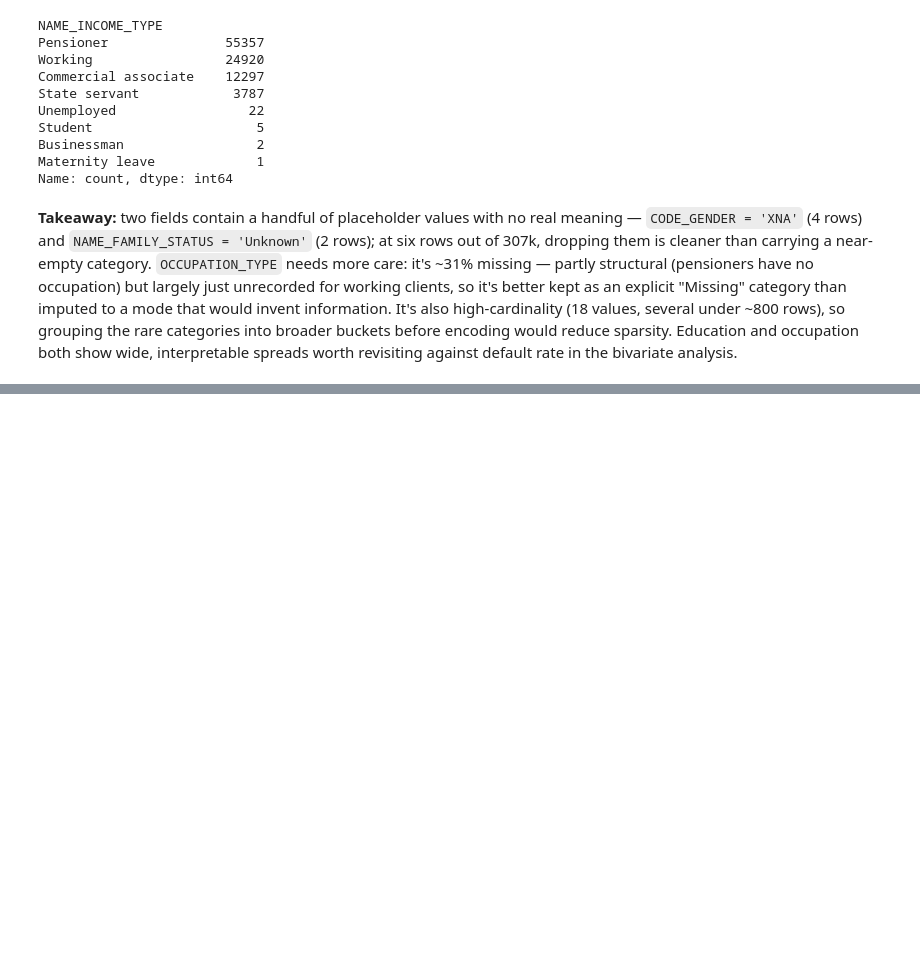
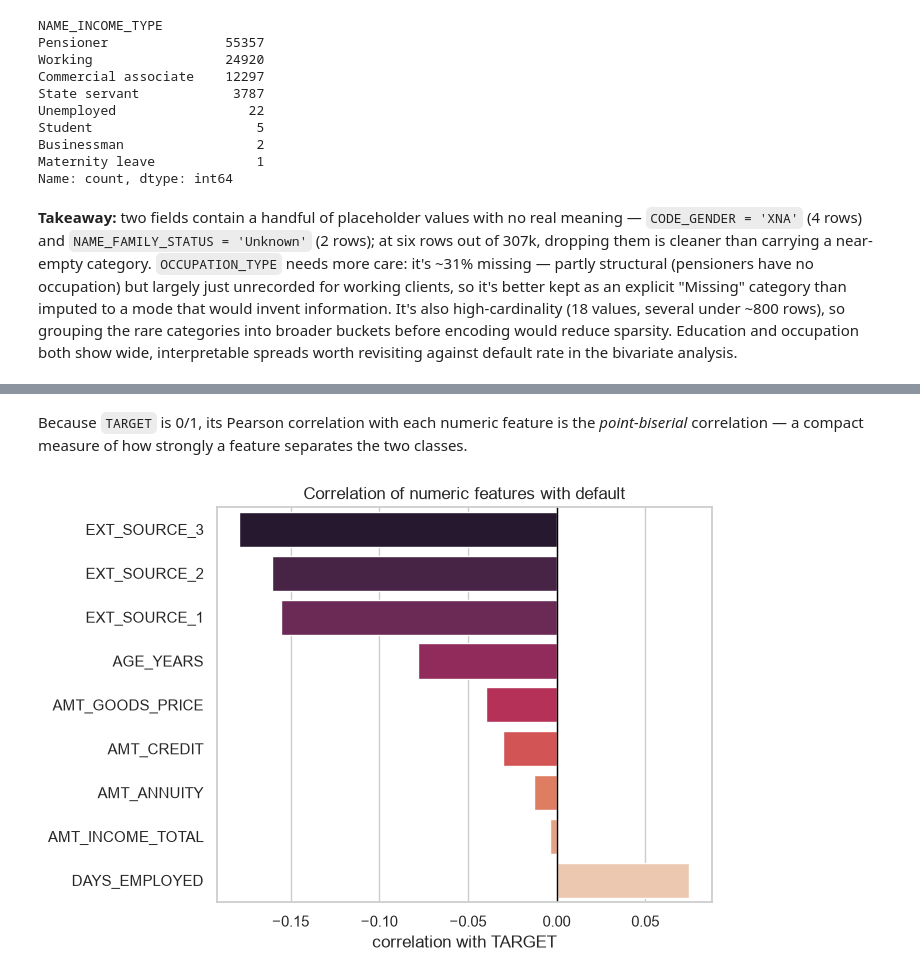
Before and after one commit to Edo-analyst/home-credit-default-risk, a Jupyter notebook: notebooks/01_eda.ipynb, the cells around one changed output, grey strips where cells are left out. Cells and saved outputs as stored; diff of their text form; code cells hidden in the pictures; blank space fills up the shorter version.

Commit message:
Section 6 + 7 + 8: bivariate analysis and correlation structure

```diff
--- a/notebooks/01_eda.ipynb
+++ b/notebooks/01_eda.ipynb
@@ -344,0 +397,16 @@ Name: count, dtype: int64
+# %% [markdown]
+Because `TARGET` is 0/1, its Pearson correlation with each numeric feature is the *point-biserial* correlation — a compact measure of how strongly a feature separates the two classes.
+# %%
+target_corr = num.corr()["TARGET"].drop("TARGET").sort_values()
+fig, ax = plt.subplots(figsize=(7, 5))
+sns.barplot(x=target_corr.values, y=target_corr.index, hue=target_corr.index,
+            palette="rocket", legend=False, ax=ax)
+ax.axvline(0, color="black", linewidth=1)
+ax.set_xlabel("correlation with TARGET")
+ax.set_ylabel("")
+ax.set_title("Correlation of numeric features with default")
+fig.tight_layout()
+fig.savefig(f"{FIGURES_DIR}/numeric_target_correlation.png", dpi=150)
+plt.show()
+# %% [output]
+[figure, added]
```
Also changed, not shown: parts of 13 cells of this notebook, 4 other files.
